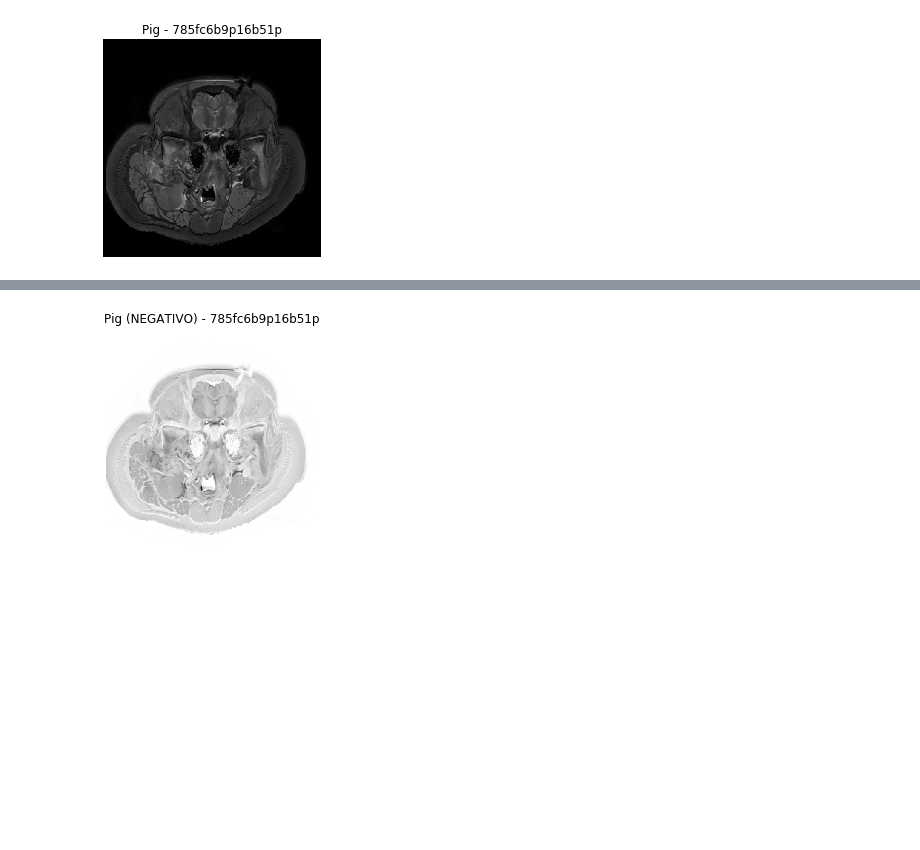
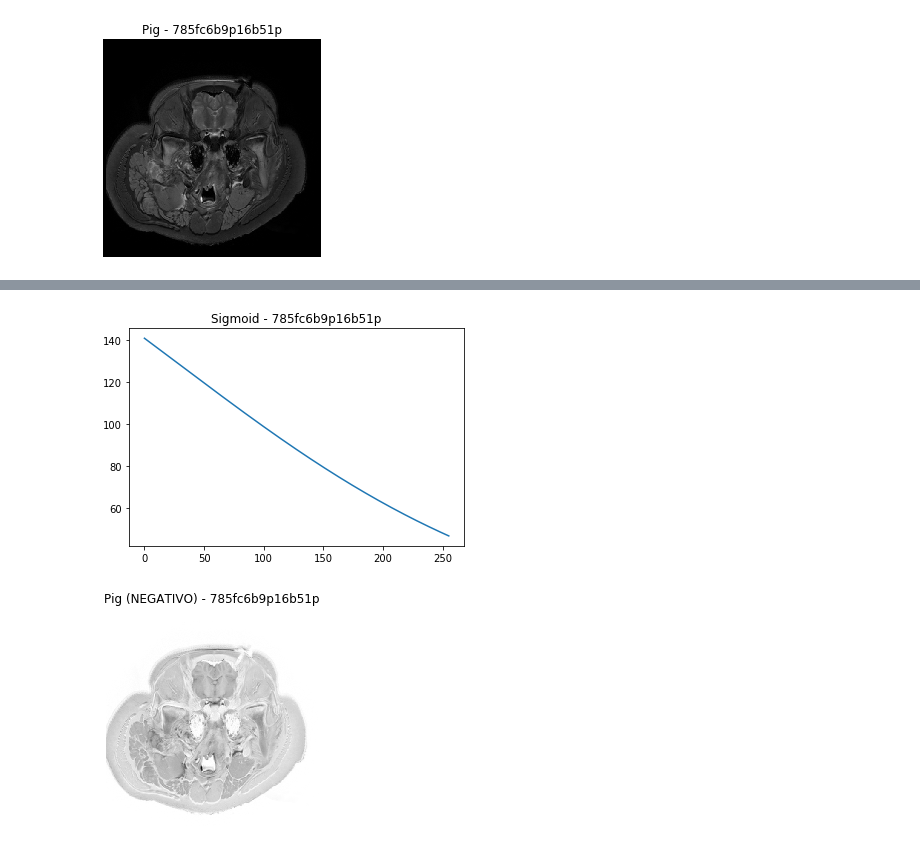
Before and after one commit to barbaractong/medical-img-processing, a Jupyter notebook: scripts/PIM_atv-1.ipynb, the cells around one changed output, grey strips where cells are left out. Cells and saved outputs as stored; diff of their text form; code cells hidden in the pictures; blank space fills up the shorter version.

```diff
--- a/scripts/negativo-img.ipynb
+++ b/scripts/PIM_atv-1.ipynb
@@ -13,6 +13,8 @@ METADATA = PIG_IMG.meta
 PLT_NAME_id = METADATA.PatientID
 
 pxl = METADATA.Columns - 1
+
+pxlData = np.array([px for px in range(256)])
 # %%
 plt.imshow(PIG_IMG, cmap = 'gray')
 plt.title('Pig - '+ PLT_NAME_id)
@@ -23,2 +47,19 @@ plt.show()
+# %%
+## SIGMOID
+def sigmoid(data, omega, sigma):
+    pxl = len(data)
+    sig = np.zeros(pxl)
+    for i in range(pxl):
+        facSigmoid = np.exp(- ( (data[i] - omega) /sigma ) )
+        sig[i] = pxl * (1/(1 + facSigmoid))
+    return sig
+# %%
+sigmoidPig = sigmoid(pxlData, 30, -150)
+
+plt.plot(pxlData, sigmoidPig)
+plt.title('Sigmoid - '+ PLT_NAME_id)
+plt.show()
+# %% [output]
+[figure, added]
 # %%
 ## TRANSFORM. NEGATIVO
```
Also changed, not shown: parts of 3 cells of this notebook, 2 other files.
